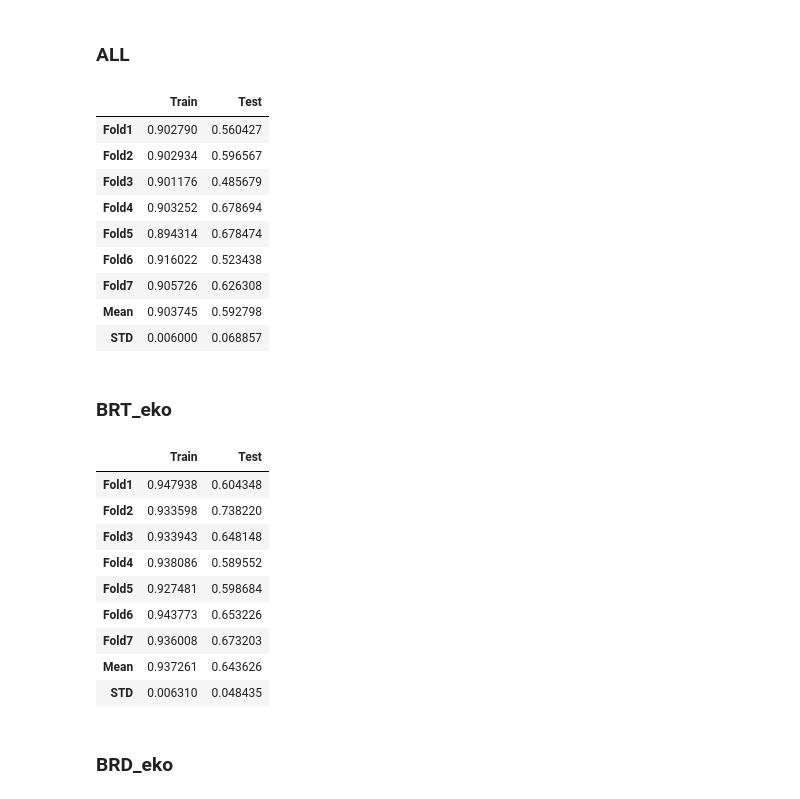
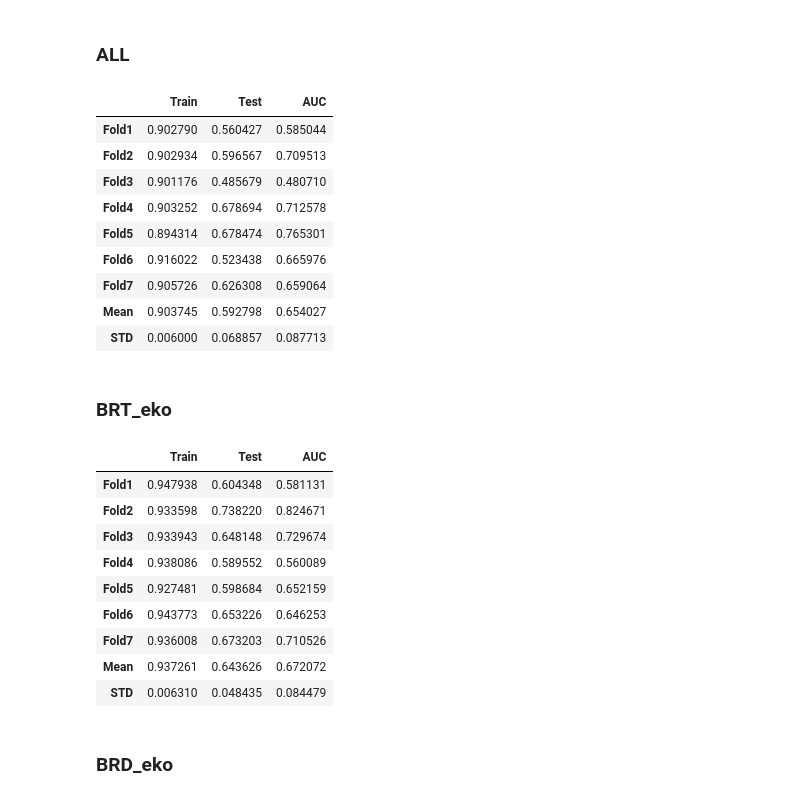
Before and after one commit to akansh12/Pnoi_SPIRE, a Jupyter notebook: Results_with_Augmented_data.ipynb, the cells around one changed output. Cells and saved outputs as stored; diff of their text form; code cells hidden in the pictures.

```diff
--- a/Results_with_Augmented_data.ipynb
+++ b/Results_with_Augmented_data.ipynb
@@ -106,6 +99,7 @@ fold_list = [shuffle(pd.concat([f1,f1_aug])),t1,shuffle(pd.concat([f2,f2_aug])),
 def SVM(fold_list):
     list_train = []
     list_test = []
+    AUC = []
     for i in tqdm(range(0,len(fold_list),2)):
         fold = fold_list[i]
         test = fold_list[i+1]
@@ -129,10 +123,14 @@ def SVM(fold_list):
         svm = SVC()
 
         svm.fit(X_train,y_train)
+        y_score = svm.decision_function(X_test)
+        fpr, tpr, thr = roc_curve(y_test, y_score)
+        roc_auc = auc(fpr,tpr)
+        AUC.append(roc_auc)
 
         list_test.append(accuracy_score(y_test,svm.predict(X_test)))
 
         list_train.append(accuracy_score(y_train,svm.predict(X_train)))
 
-    return list_test, list_train
+    return list_test, list_train, AUC
 # %%
@@ -288,16 +297,26 @@ train_eko.append(np.std(train_eko[:7]))
 # %%
-pd.DataFrame(np.concatenate((np.array(train_eko).reshape(9,1), np.array(test_eko).reshape(9,1)), axis = 1), index=['Fold1','Fold2','Fold3','Fold4','Fold5','Fold6','Fold7', 'Mean', 'STD'], columns=['Train', 'Test'])
+test, train, AUC = SVM(fold_list)
+test.append(np.mean(test))
+test.append(np.std(test[:7]))
+
+train.append(np.mean(train))
+train.append(np.std(train[:7]))
+
+AUC.append(np.mean(AUC))
+AUC.append(np.std(AUC[:7]))
+
+pd.DataFrame(np.concatenate((np.array(train).reshape(9,1), np.array(test).reshape(9,1), np.array(AUC).reshape(9,1)), axis = 1), index=['Fold1','Fold2','Fold3','Fold4','Fold5','Fold6','Fold7', 'Mean', 'STD'], columns=['Train', 'Test', 'AUC'])
 # %% [output]
-|  | Train | Test |
-| Fold1 | 0.902790 | 0.560427 |
-| Fold2 | 0.902934 | 0.596567 |
-| Fold3 | 0.901176 | 0.485679 |
-| Fold4 | 0.903252 | 0.678694 |
-| Fold5 | 0.894314 | 0.678474 |
-| Fold6 | 0.916022 | 0.523438 |
-| Fold7 | 0.905726 | 0.626308 |
-| Mean | 0.903745 | 0.592798 |
-| STD | 0.006000 | 0.068857 |
+|  | Train | Test | AUC |
+| Fold1 | 0.902790 | 0.560427 | 0.585044 |
+| Fold2 | 0.902934 | 0.596567 | 0.709513 |
+| Fold3 | 0.901176 | 0.485679 | 0.480710 |
+| Fold4 | 0.903252 | 0.678694 | 0.712578 |
+| Fold5 | 0.894314 | 0.678474 | 0.765301 |
+| Fold6 | 0.916022 | 0.523438 | 0.665976 |
+| Fold7 | 0.905726 | 0.626308 | 0.659064 |
+| Mean | 0.903745 | 0.592798 | 0.654027 |
+| STD | 0.006000 | 0.068857 | 0.087713 |
 # %% [markdown]
 ### BRT_eko
 # %%
@@ -306,24 +325,28 @@ f1_aug,t1_aug,f2_aug,t2_aug,f3_aug,t3_aug,f4_aug,t4_aug,f5_aug,t5_aug,f6_aug,t6_
 # %%
 fold_list = [shuffle(pd.concat([f1,f1_aug])),t1,shuffle(pd.concat([f2,f2_aug])),t2,shuffle(pd.concat([f3,f3_aug])),t3,shuffle(pd.concat([f4,f4_aug])),t4,shuffle(pd.concat([f5,f5_aug])),t5,shuffle(pd.concat([f6,f6_aug])),t6,shuffle(pd.concat([f7,f7_aug])),t7 ]
 # %%
-test, train = SVM(fold_list)
+test, train, AUC = SVM(fold_list)
 test.append(np.mean(test))
 test.append(np.std(test[:7]))
 
 train.append(np.mean(train))
 train.append(np.std(train[:7]))
-pd.DataFrame(np.concatenate((np.array(train).reshape(9,1), np.array(test).reshape(9,1)), axis = 1), index=['Fold1','Fold2','Fold3','Fold4','Fold5','Fold6','Fold7', 'Mean', 'STD'], columns=['Train', 'Test'])
+
+AUC.append(np.mean(AUC))
+AUC.append(np.std(AUC[:7]))
+
+pd.DataFrame(np.concatenate((np.array(train).reshape(9,1), np.array(test).reshape(9,1), np.array(AUC).reshape(9,1)), axis = 1), index=['Fold1','Fold2','Fold3','Fold4','Fold5','Fold6','Fold7', 'Mean', 'STD'], columns=['Train', 'Test', 'AUC'])
 # %% [output]
-|  | Train | Test |
-| Fold1 | 0.947938 | 0.604348 |
-| Fold2 | 0.933598 | 0.738220 |
-| Fold3 | 0.933943 | 0.648148 |
-| Fold4 | 0.938086 | 0.589552 |
-| Fold5 | 0.927481 | 0.598684 |
-| Fold6 | 0.943773 | 0.653226 |
-| Fold7 | 0.936008 | 0.673203 |
-| Mean | 0.937261 | 0.643626 |
-| STD | 0.006310 | 0.048435 |
+|  | Train | Test | AUC |
+| Fold1 | 0.947938 | 0.604348 | 0.581131 |
+| Fold2 | 0.933598 | 0.738220 | 0.824671 |
+| Fold3 | 0.933943 | 0.648148 | 0.729674 |
+| Fold4 | 0.938086 | 0.589552 | 0.560089 |
+| Fold5 | 0.927481 | 0.598684 | 0.652159 |
+| Fold6 | 0.943773 | 0.653226 | 0.646253 |
+| Fold7 | 0.936008 | 0.673203 | 0.710526 |
+| Mean | 0.937261 | 0.643626 | 0.672072 |
+| STD | 0.006310 | 0.048435 | 0.084479 |
 # %% [markdown]
 ### BRD_eko
 # %%
```
Also changed, not shown: parts of 16 cells of this notebook, 7 other files.
